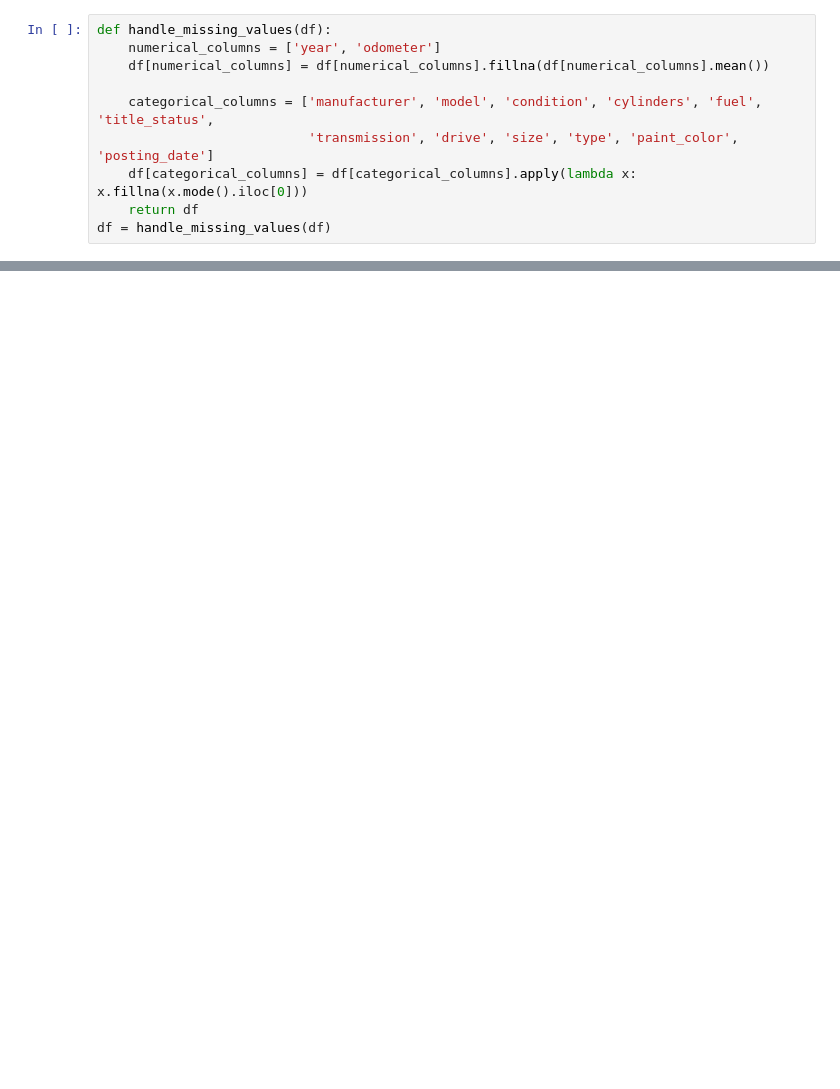
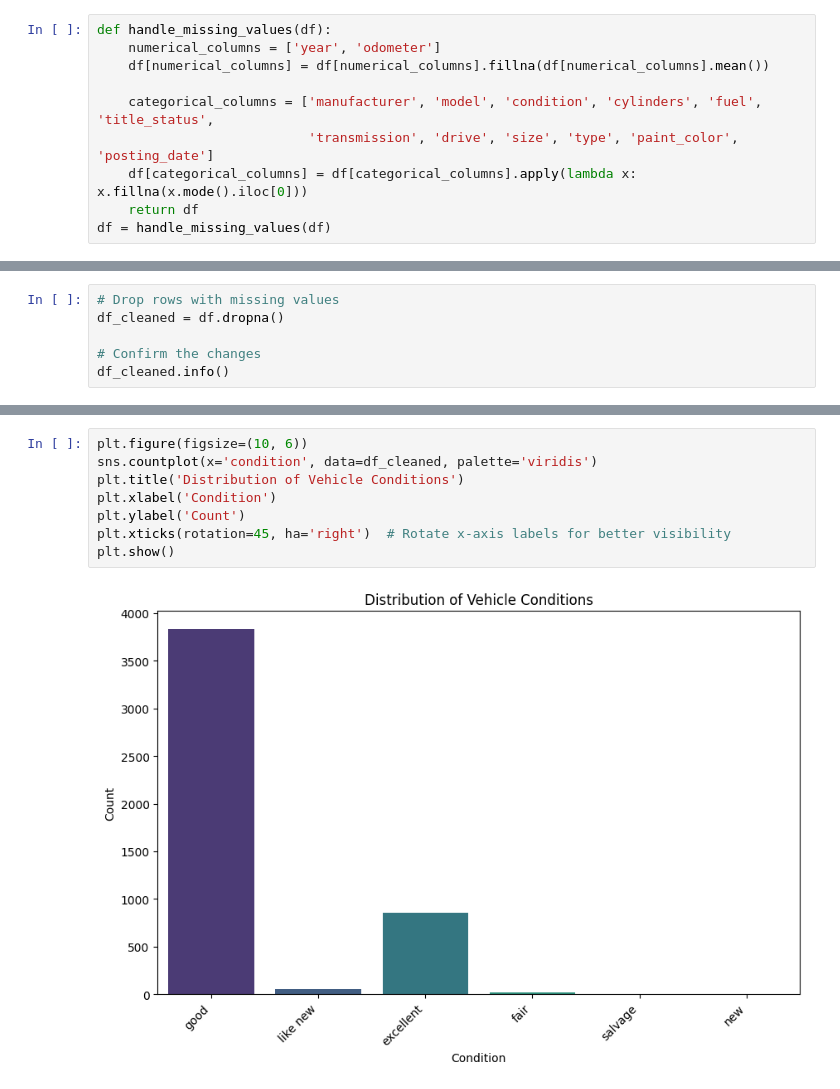
Before and after one commit to CarlMk7734/project4, a Jupyter notebook: project_4.ipynb, the cells around one changed output, grey strips where cells are left out. Saved outputs shown, nothing was run; the diff lists cells and outputs as text; blank space fills up the shorter version.

```diff
--- a/project_4.ipynb
+++ b/project_4.ipynb
@@ -137,3 +136,9 @@ fig.update_layout(
 fig.show()
 # %% [output]
 [interactive output not drawn]
+# %%
+# Drop rows with missing values
+df_cleaned = df.dropna()
+
+# Confirm the changes
+df_cleaned.info()
@@ -139,0 +172,10 @@ fig.show()
+# %%
+plt.figure(figsize=(10, 6))
+sns.countplot(x='condition', data=df_cleaned, palette='viridis')
+plt.title('Distribution of Vehicle Conditions')
+plt.xlabel('Condition')
+plt.ylabel('Count')
+plt.xticks(rotation=45, ha='right')  # Rotate x-axis labels for better visibility
+plt.show()
+# %% [output]
+[figure, added]
```
Also changed, not shown: parts of 6 cells of this notebook.
